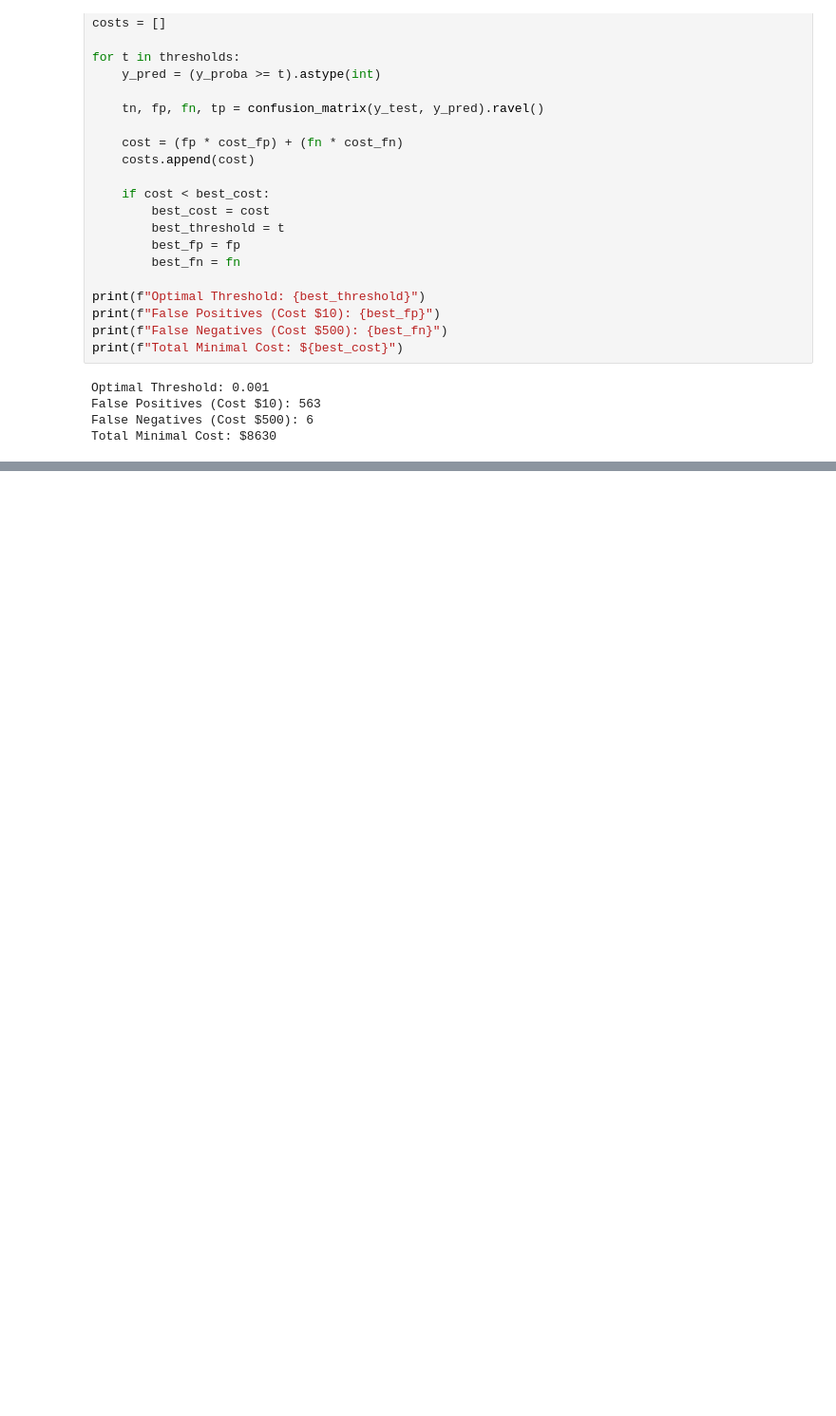
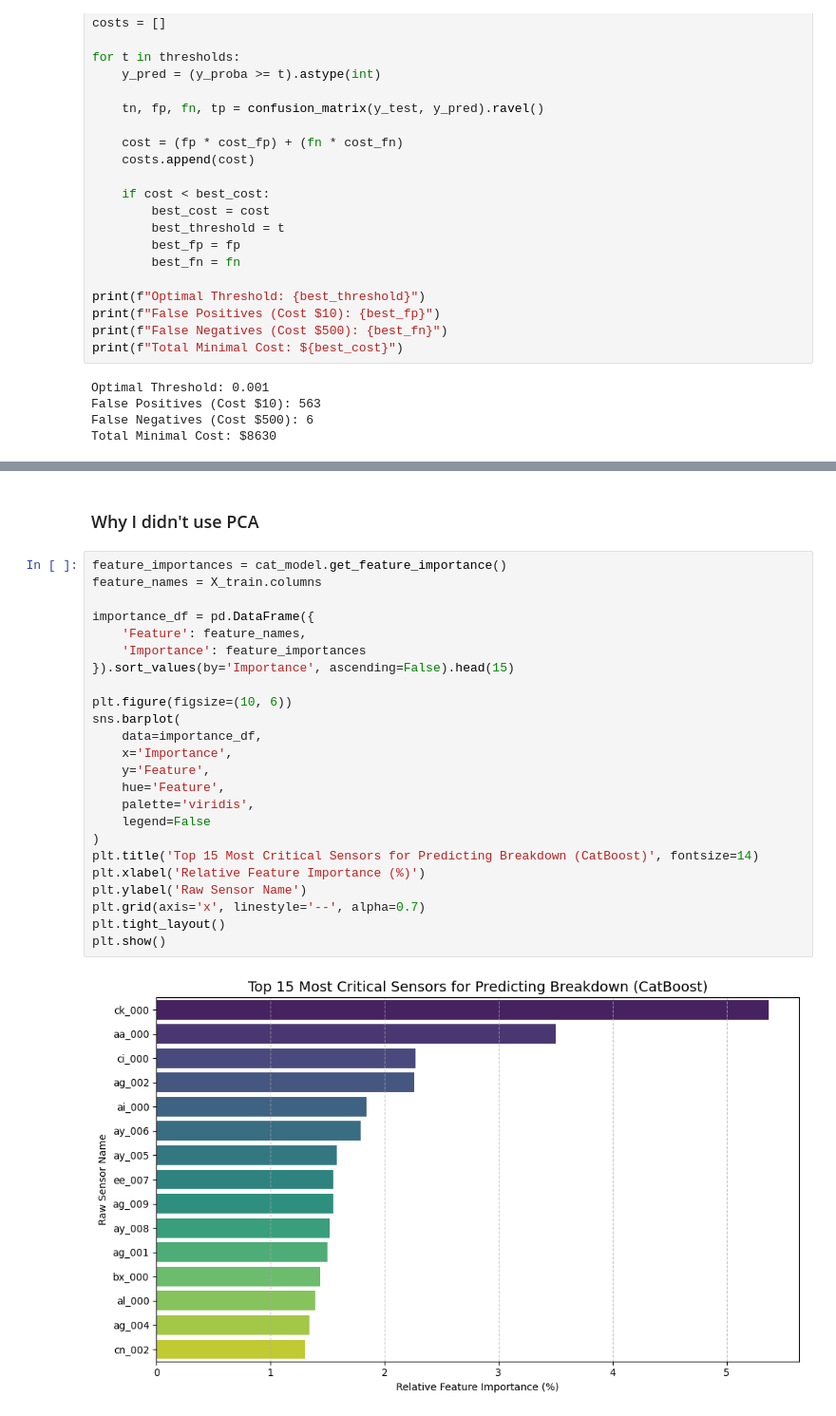
Before and after one commit to DeepDive-UG/Scania-failure-model, a Jupyter notebook: notebooks/beating-the-baseline.ipynb, the cells around one changed output, grey strips where cells are left out. Shown at 95% size. Drawn from its saved outputs; the diff is of its cells as text; blank space fills up the shorter version.

```diff
--- a/notebooks/beating-the-baseline.ipynb
+++ b/notebooks/beating-the-baseline.ipynb
@@ -102,0 +264,28 @@ plt.show()
+# %% [markdown]
+### Why I didn't use PCA
+# %%
+feature_importances = cat_model.get_feature_importance()
+feature_names = X_train.columns
+
+importance_df = pd.DataFrame({
+    'Feature': feature_names,
+    'Importance': feature_importances
+}).sort_values(by='Importance', ascending=False).head(15)
+
+plt.figure(figsize=(10, 6))
+sns.barplot(
+    data=importance_df,
+    x='Importance',
+    y='Feature',
+    hue='Feature',
+    palette='viridis',
+    legend=False
+)
+plt.title('Top 15 Most Critical Sensors for Predicting Breakdown (CatBoost)', fontsize=14)
+plt.xlabel('Relative Feature Importance (%)')
+plt.ylabel('Raw Sensor Name')
+plt.grid(axis='x', linestyle='--', alpha=0.7)
+plt.tight_layout()
+plt.show()
+# %% [output]
+[figure, added]
```
Also changed, not shown: parts of 16 cells of this notebook.
